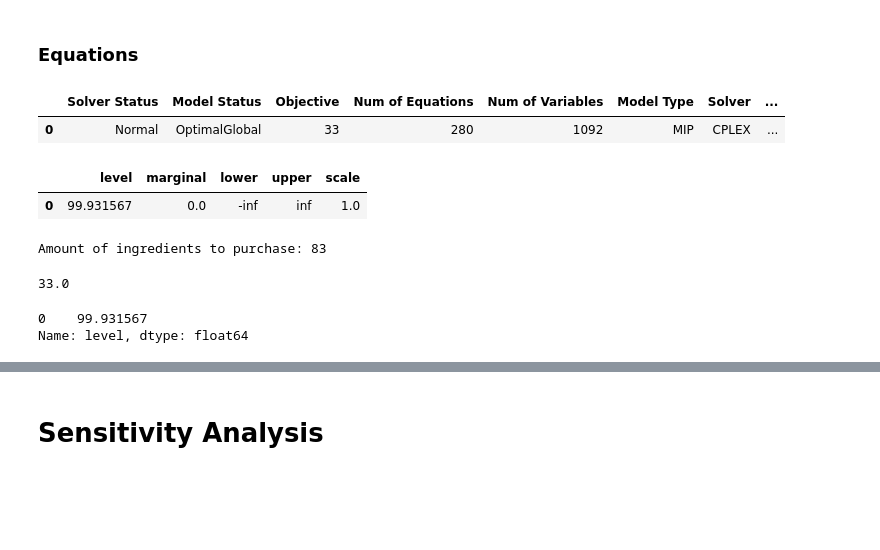
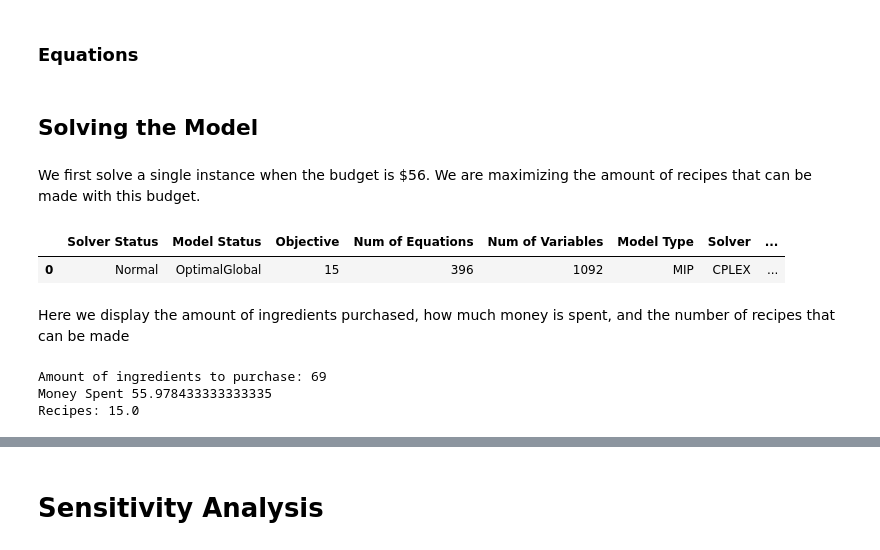
Before and after one commit to noahjillson/Recipe-Optimizations, a Jupyter notebook: modeling.ipynb, the cells around one changed output, grey strips where cells are left out. Drawn from its saved outputs; the diff is of its cells as text; code cells hidden in the pictures; blank space fills up the shorter version.

```diff
--- a/modeling.ipynb
+++ b/modeling.ipynb
@@ -139,31 +142,24 @@ recipe_optimization = cont.addModel(
     sense=gp.Sense.MAX,
     objective=objective
 )
+# %% [markdown]
+## Solving the Model
+# %% [markdown]
+We first solve a single instance when the budget is $56. We are maximizing the amount of recipes that can be made with this budget.
 # %%
-B.setRecords(100)
-recipe_optimization.solve(solver='CPLEX')
+B.setRecords(56)
+recipe_optimization.solve(options=gp.Options(time_limit= 10))
 # %% [output]
 |  | Solver Status | Model Status | Objective | Num of Equations | Num of Variables | Model Type | Solver | ... |
-| 0 | Normal | OptimalGlobal | 33 | 280 | 1092 | MIP | CPLEX | ... |
+| 0 | Normal | OptimalGlobal | 15 | 396 | 1092 | MIP | CPLEX | ... |
-# %%
-m.records
-# %% [output]
-|  | level | marginal | lower | upper | scale |
-| 0 | 99.931567 | 0.0 | -inf | inf | 1.0 |
+# %% [markdown]
+Here we display the amount of ingredients purchased, how much money is spent, and the number of recipes that can be made
 # %%
-recipe_optimization.solve(options=gp.Options(time_limit= 10))
 df = z.records
 print(f"Amount of ingredients to purchase: {len(df[df['level'] > 0])}")
-# print(f"Recipes to make {x.records[x.records['level'] > 0]}")
+print(f"Money Spent {m.records['level'][0]}")
+print(f"Recipes: {recipe_optimization.objective_value}")
 # %% [output]
-Amount of ingredients to purchase: 83
+Amount of ingredients to purchase: 69
+Money Spent 55.978433333333335
+Recipes: 15.0
-# %%
-numbah = recipe_optimization.objective_value
-print(numbah)
-# %% [output]
-33.0
-# %%
-m.records['level']
-# %% [output]
-0    99.931567
-Name: level, dtype: float64
```
Also changed, not shown: parts of 17 cells of this notebook.
